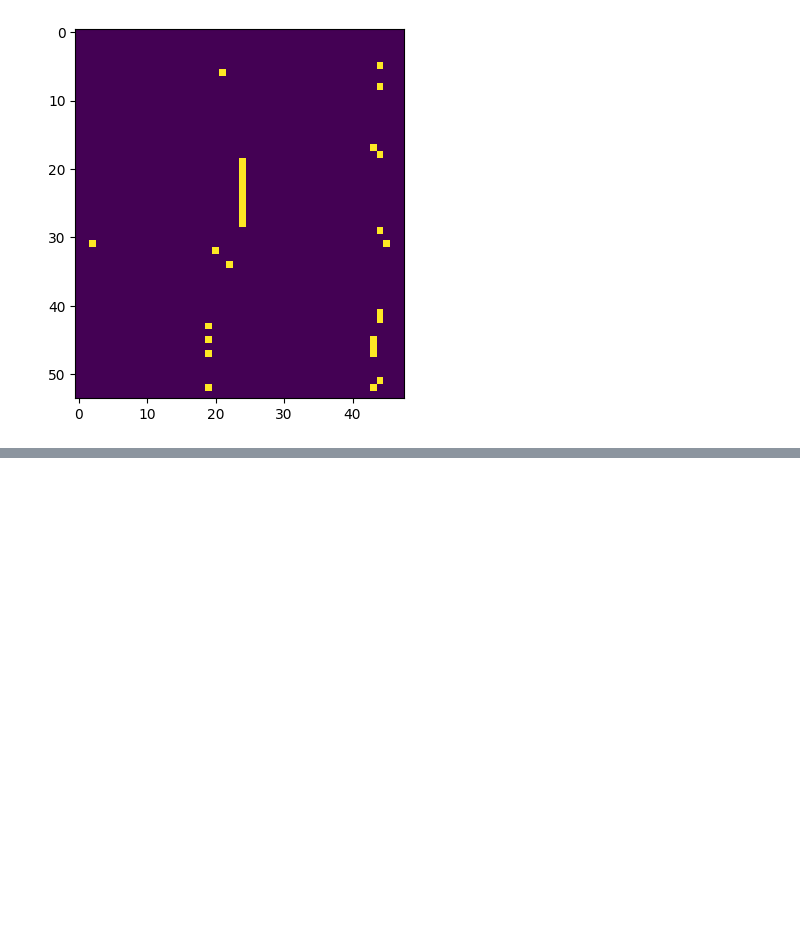
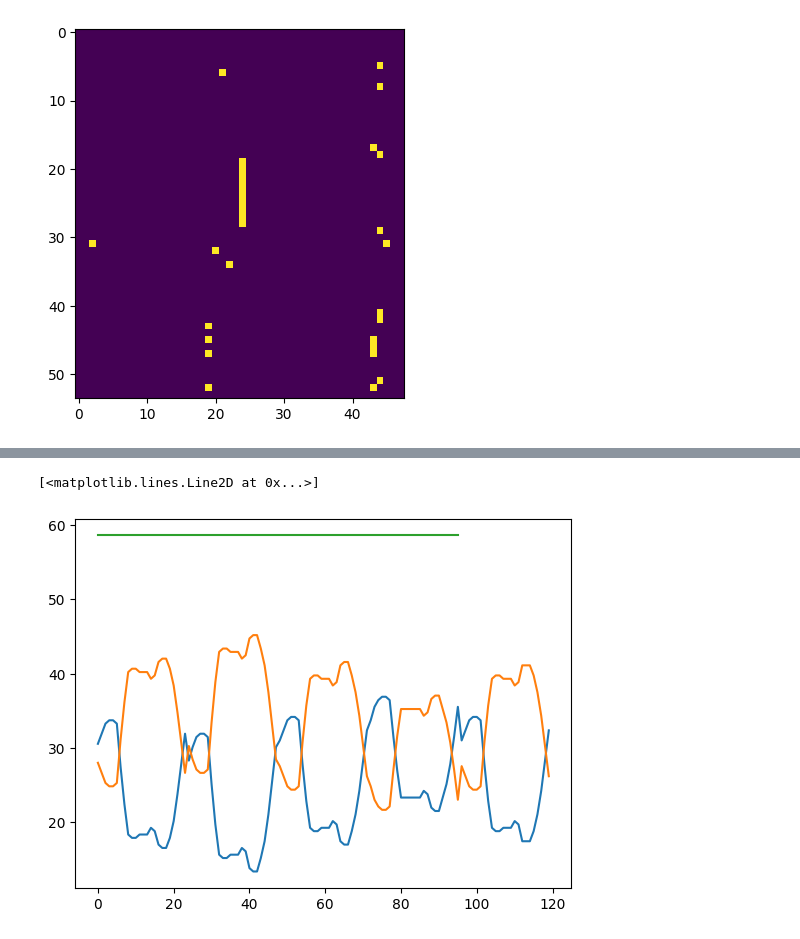
Before and after one commit to noraSSH/energy-system, a Jupyter notebook: final.ipynb, the cells around one changed output, grey strips where cells are left out. Drawn from its saved outputs; the diff is of its cells as text; code cells hidden in the pictures; blank space fills up the shorter version.

```diff
--- a/final.ipynb
+++ b/final.ipynb
@@ -564,0 +700,16 @@ table_output_1f3_3 = pd.DataFrame.from_dict({"Aggregate Generation": agg_generat
+# %%
+print(f"Day3 Objective Cost: ${opt5-opt4}")
+
+agg_generation5=np.sum(p5.value, axis=0)
+agg_demand5=np.sum(d5, axis=0)
+agg_reserve5=np.sum(r5.value, axis=0)
+max_gen_id5=np.argmax(p5.value + r5.value, axis=0)
+max_disp_res5=np.max(p5.value + r5.value, axis=0)
+
+table_output_1f3_5 = pd.DataFrame.from_dict({"Aggregate Generation": agg_generation5,\
+                                           "Aggregate Demand": agg_demand5,\
+                                           "Aggregate Reserve": agg_reserve5,\
+                                           "Max Gen ID": max_gen_id5+1,\
+                                           "Max Generation": max_disp_res5})
+
+display(table_output_1f3_5)
@@ -564,0 +731,9 @@ table_output_1f3_3 = pd.DataFrame.from_dict({"Aggregate Generation": agg_generat
+# %%
+reserve_margin5 = np.sum(pg_max)- agg_generation5
+#print(reserve_margin)
+plt.plot(reserve_margin5)
+plt.plot(agg_generation5)
+plt.plot([np.sum(pg_max)]*96)
+# %% [output]
+[<matplotlib.lines.Line2D at 0x...>]
+[figure, added]
```
Also changed, not shown: parts of 21 cells of this notebook.
